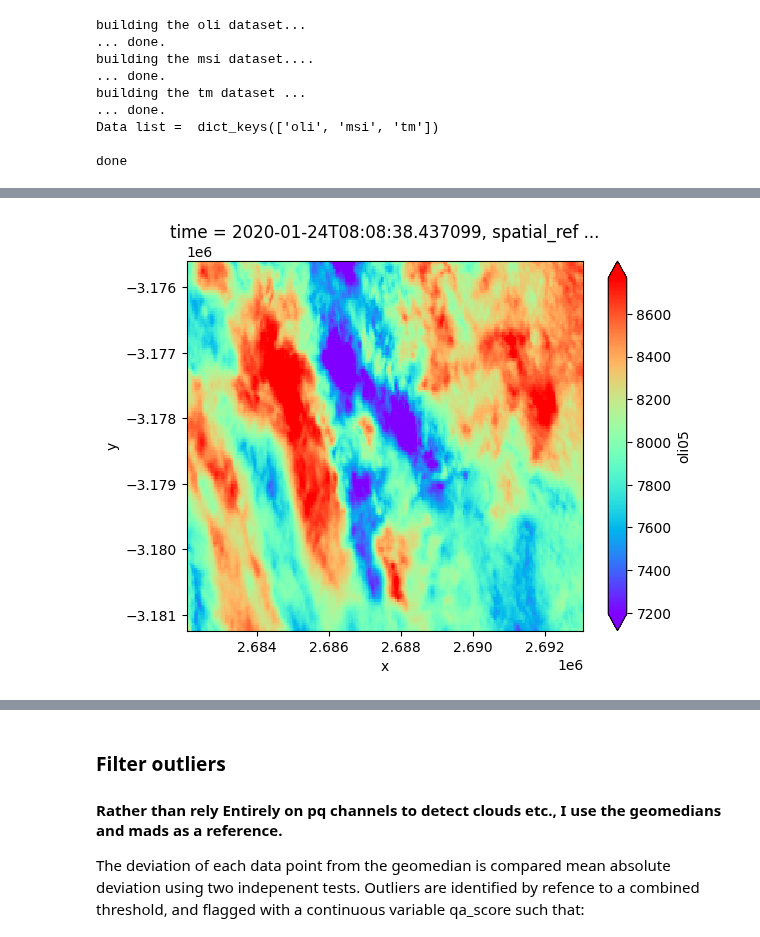
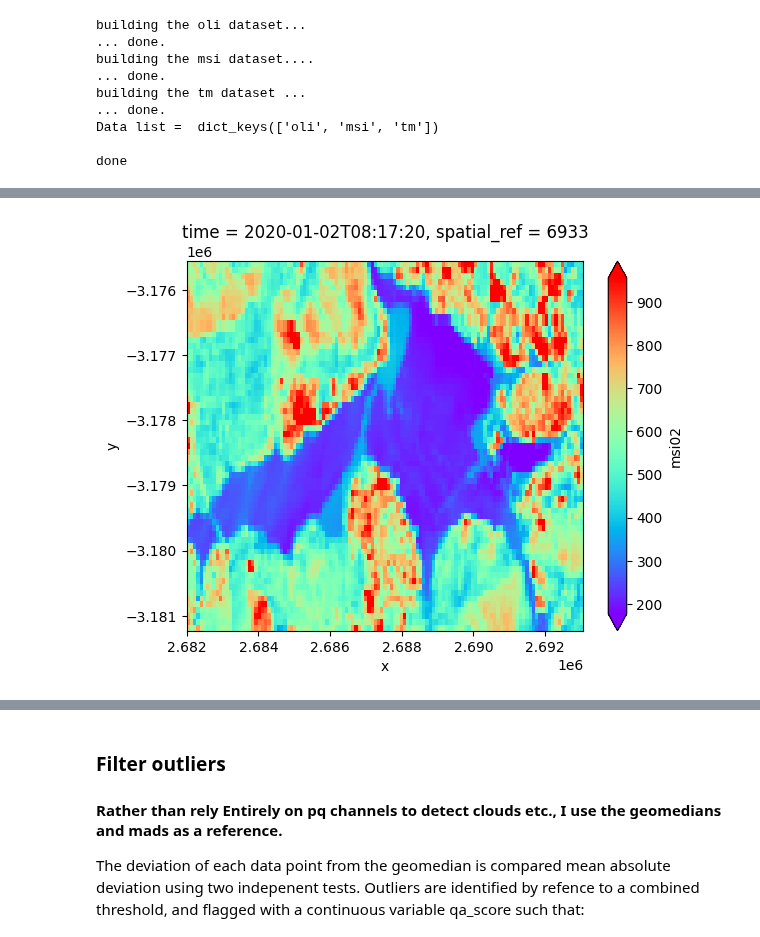
Before and after one commit to vikineema/deafrica_water_quality, a Jupyter notebook: WP2.1/WP2.1.ipynb, the cells around one changed output, grey strips where cells are left out. Drawn from its saved outputs; the diff is of its cells as text; code cells hidden in the pictures.

```diff
--- a/WP2.1/WP2.1.ipynb
+++ b/WP2.1/WP2.1.ipynb
@@ -274,7 +280,8 @@ if instruments_to_use['msi']['use']:
     for var in ds_msi.data_vars:
         ds_msi[var] = xr.where(ds_msi[var]>0,ds_msi[var],np.nan)
         if not var == 'msi_pq':
-         ds_msi[var] = ds_msi[var] - 1000  # offset required for variables other than the pq
+         ds_msi[var] = ds_msi[var] #- 1000  # offset required for variables other than the pq ??
+
 
     data_list['msi'] = ds_msi
     print('... done.')
@@ -362,5 +355,5 @@ Data variables:
 # %%
 if verbose :
-    ds_oli.oli05.isel(time=3).plot(cmap='rainbow',robust=True)
+    ds_msi.msi02.isel(time=0).plot(cmap='rainbow',robust=True)
 # %% [output]
-[figure, old version]
+[figure, new version]
```
Also changed, not shown: parts of 31 cells of this notebook.
